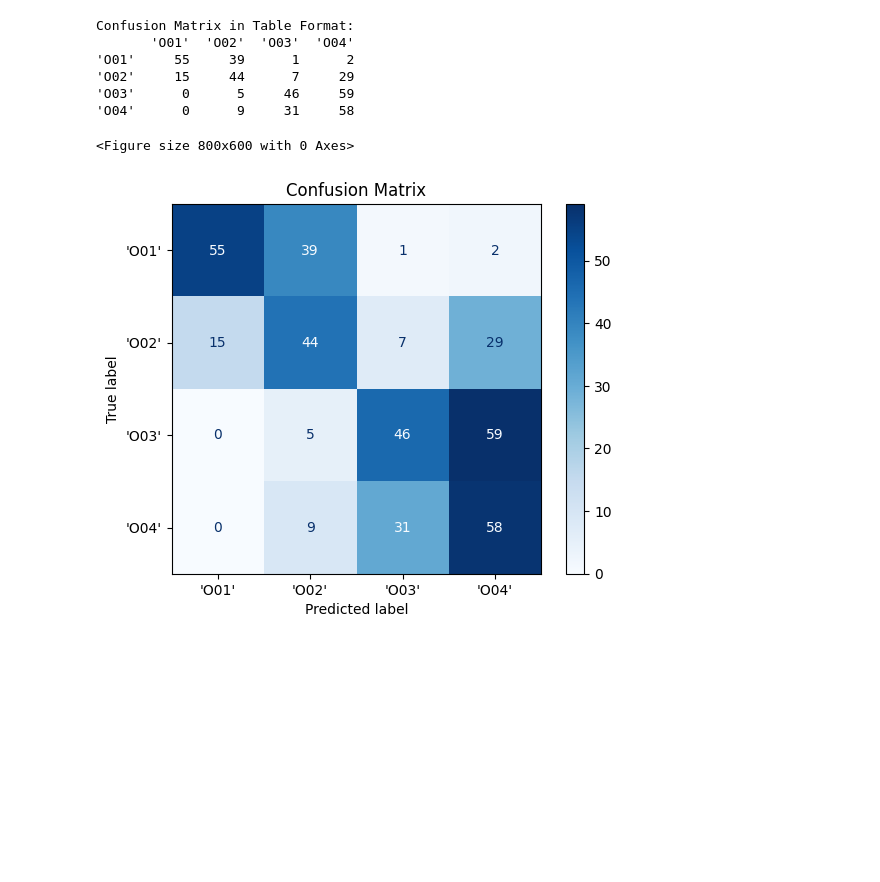
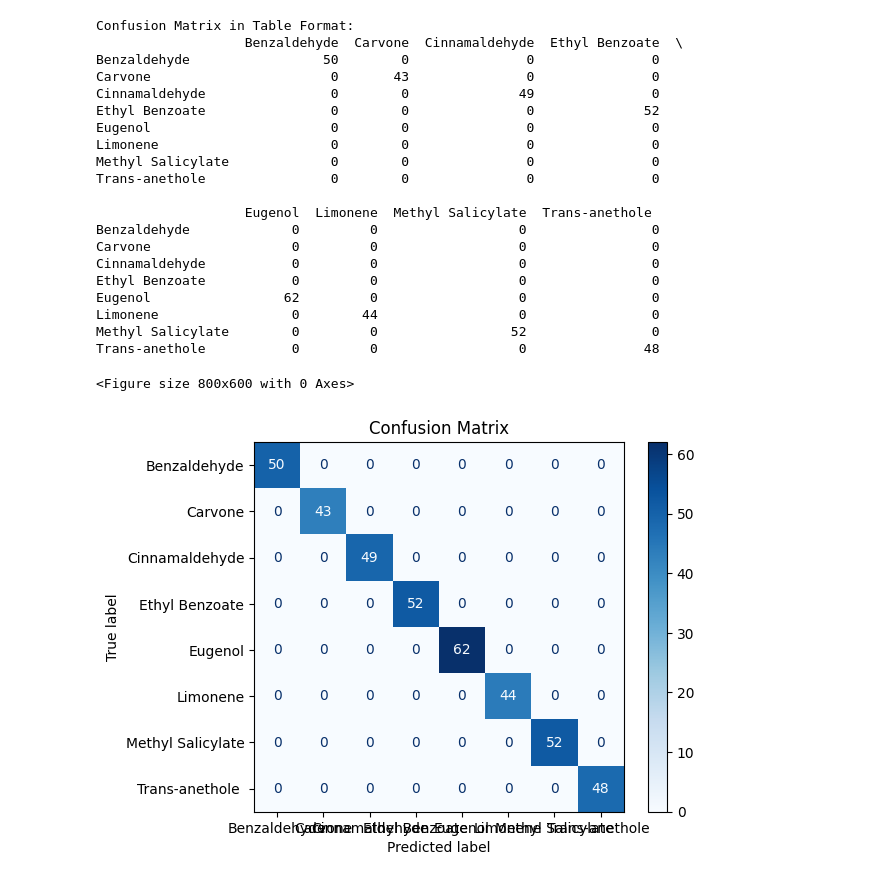
Before and after one commit to iProlly/Machine-Learning-PBL, a Jupyter notebook: Oil_ML_Version_3.ipynb, the cells around one changed output. Cells and saved outputs as stored; diff of their text form; code cells hidden in the pictures; blank space fills up the shorter version.

```diff
--- a/Oil_ML_Version_3.ipynb
+++ b/Oil_ML_Version_3.ipynb
@@ -38,7 +38,7 @@ def augment_data_all(X, num_new_samples, noise_std=0.05):
 
     return X_augmented
 # %%
-raw = pd.read_csv('/content/IR_Orgchem_ATR.csv')
+raw = pd.read_csv('/content/IR Combine.csv')
 
 testing_number = 400
 testing_data = []
@@ -49,15 +49,15 @@ labels = []
 labels_raw = raw.iloc[:, 0].values
 data_raw = raw.iloc[:, 1:].values
 # %%
-for i in range(4):
+for i in range(np.unique(labels_raw).shape[0]):
   data_temp = []
   labels_temp = []
   for j in range(labels_raw.shape[0]):
-    if "'O0"+str(i+1) +"'" == labels_raw[j]:
+    if np.unique(labels_raw)[i] == labels_raw[j]:
       data_temp.append(data_raw[j])
       labels_temp.append(labels_raw[j])
 
-  data_augmented = augment_data_all(data_temp, 394)
+  data_augmented = augment_data_all(data_temp, 292)
   data_temp.extend(data_augmented)
   labels_temp.extend(labels_temp[:1]*len(data_augmented))
   data.extend(data_temp)
@@ -149,29 +149,43 @@ Percentage accuracy: 50.74999999999999
 # %%
-conf_matrix = confusion_matrix(testing_labels, predicted_class)
+conf_matrix = confusion_matrix(testing_labels, predicted_class, labels = np.unique(labels))
 
 # Optional: Display the confusion matrix as a formatted table
 # Convert integer labels back to original string labels
 conf_matrix_df = pd.DataFrame(
     conf_matrix,
     index=label_encoder.classes_,  # Rows (True Labels)
     columns=label_encoder.classes_  # Columns (Predicted Labels)
 )
 
 # Display the confusion matrix
 print("Confusion Matrix in Table Format:")
 print(conf_matrix_df)
 
 # Step 5: Visualize the Confusion Matrix (Optional)
 plt.figure(figsize=(8, 6))
 ConfusionMatrixDisplay(confusion_matrix=conf_matrix, display_labels=label_encoder.classes_).plot(cmap='Blues')
 plt.title('Confusion Matrix')
 plt.show()
 # %% [output]
 Confusion Matrix in Table Format:
-       'O01'  'O02'  'O03'  'O04'
-'O01'     55     39      1      2
-'O02'     15     44      7     29
-'O03'      0      5     46     59
-'O04'      0      9     31     58
+                   Benzaldehyde  Carvone  Cinnamaldehyde  Ethyl Benzoate  \
+Benzaldehyde                 50        0               0               0
+Carvone                       0       43               0               0
+Cinnamaldehyde                0        0              49               0
+Ethyl Benzoate                0        0               0              52
+Eugenol                       0        0               0               0
+Limonene                      0        0               0               0
+Methyl Salicylate             0        0               0               0
+Trans-anethole                0        0               0               0
+
+                   Eugenol  Limonene  Methyl Salicylate  Trans-anethole
+Benzaldehyde             0         0                  0                0
+Carvone                  0         0                  0                0
+Cinnamaldehyde           0         0                  0                0
+Ethyl Benzoate           0         0                  0                0
+Eugenol                 62         0                  0                0
+Limonene                 0        44                  0                0
+Methyl Salicylate        0         0                 52                0
+Trans-anethole           0         0                  0               48
 <Figure size 800x600 with 0 Axes>
-[figure, old version]
+[figure, new version]
```
Also changed, not shown: parts of 3 cells of this notebook.
